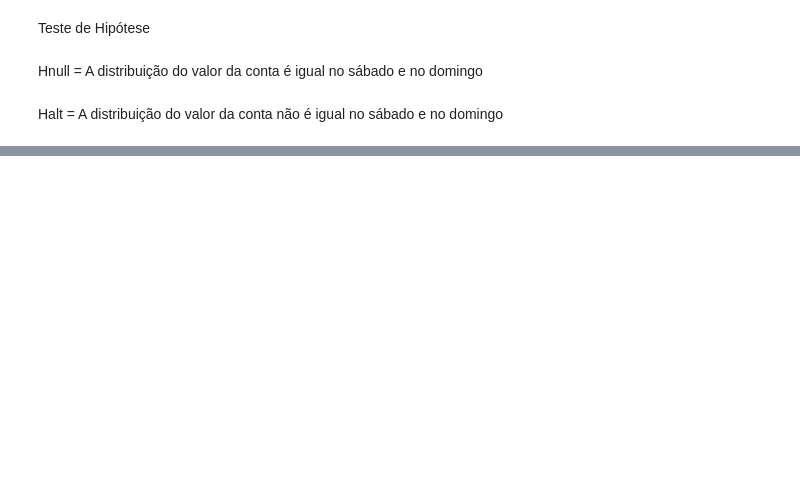
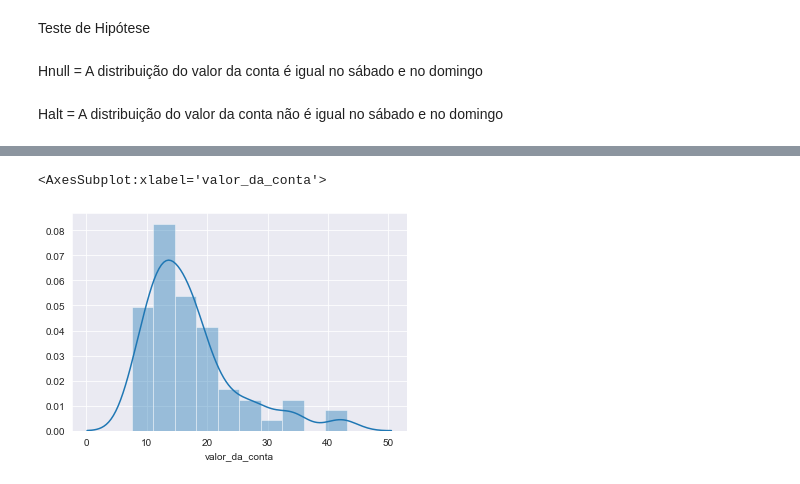
Before and after one commit to arturaraujo614/Gorjetas, a Jupyter notebook: EAD - Gorjetas.ipynb, the cells around one changed output, grey strips where cells are left out. Saved outputs shown, nothing was run; the diff lists cells and outputs as text; code cells hidden in the pictures; blank space fills up the shorter version.

```diff
--- a/EAD - Gorjetas.ipynb
+++ b/EAD - Gorjetas.ipynb
@@ -186,0 +178,5 @@ O valor do p-value é 0.3576728477868443
+# %%
+sns.distplot(almoco)
+# %% [output]
+<AxesSubplot:xlabel='valor_da_conta'>
+[figure, added]
```
Also changed, not shown: parts of 32 cells of this notebook.
